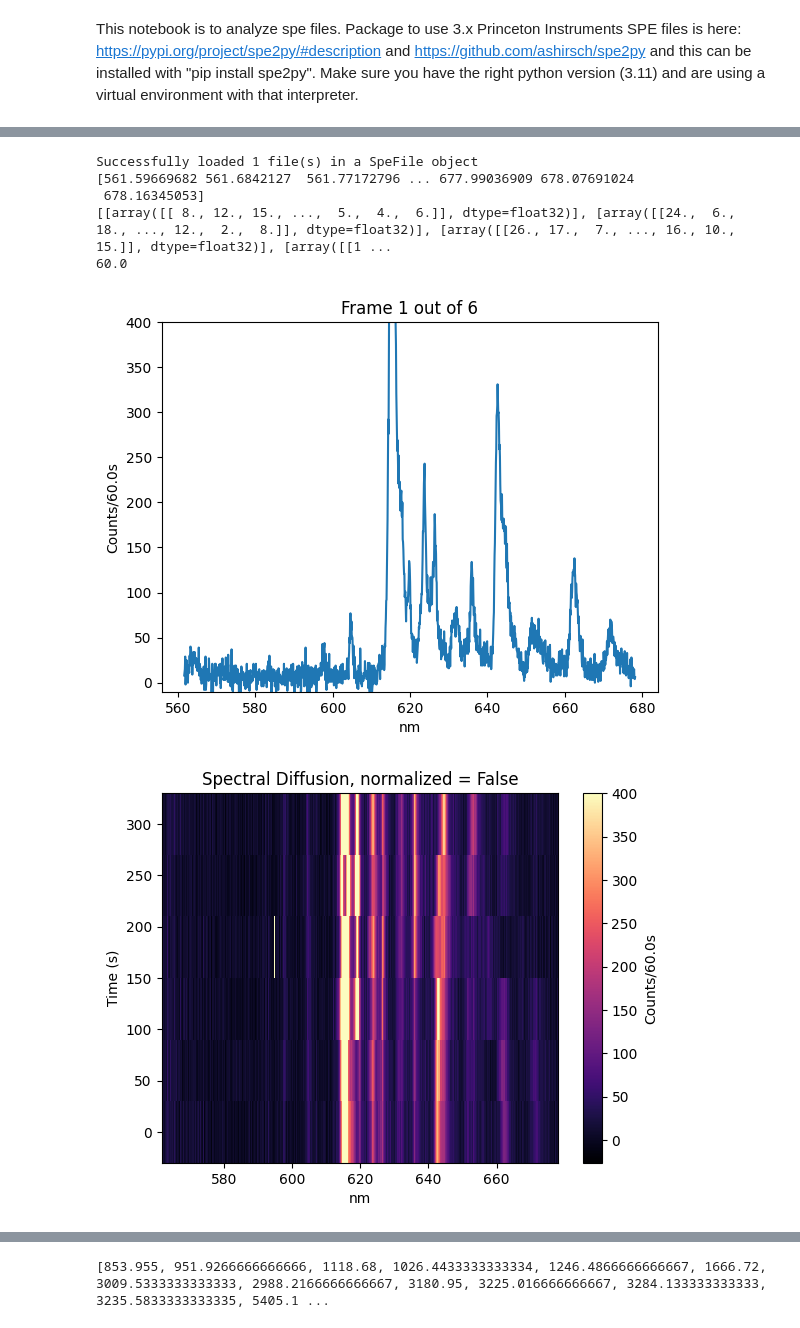
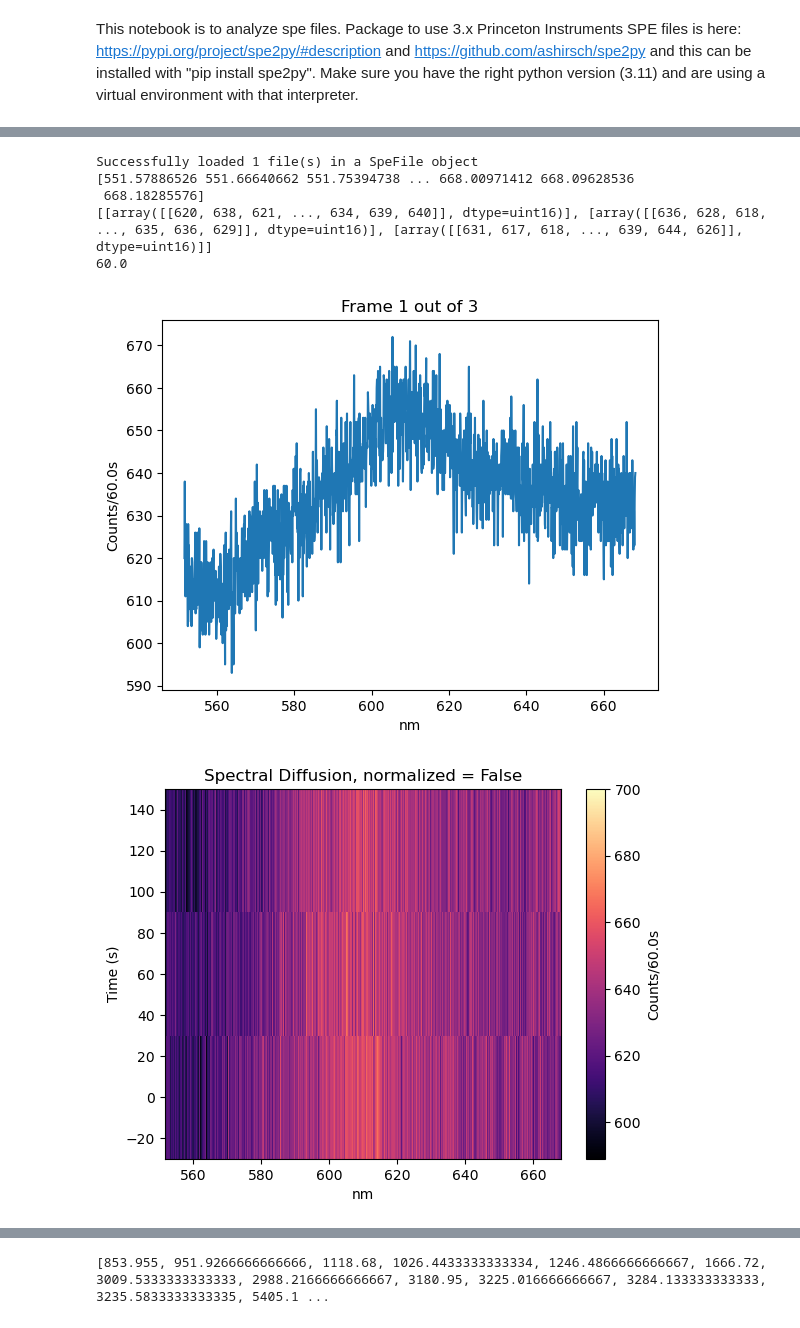
Before and after one commit to UW-Quantum-Defect-Lab/qdmodel, a Jupyter notebook: qdanalysis/readSPE3.0.ipynb, the cells around one changed output, grey strips where cells are left out. Drawn from its saved outputs; the diff is of its cells as text; code cells hidden in the pictures.

Commit message:
Making it more user friendly

```diff
--- a/qdanalysis/readSPE3.0.ipynb
+++ b/qdanalysis/readSPE3.0.ipynb
@@ -18,26 +55,27 @@ from spefile3 import speFile3
 # %%
-filename = '2024/2024_05_16/doped1e5/8/doped_60sec_10uWpulsed 2024 May 16 20_43_18 52.spe'
+filename = '/Users/tommtommbom/Desktop/qdrepos/Data/2024_11_19/flow/3_2.5uW_542LP 2024 November 19 16_31_41.spe'
 s = speFile3(filename)
 print(s.wavelengths)
 print(s.data)
 print(s.exposure)
-maxss = 400
-s.quickPlot(frame = 0, ylim= maxss)
+maxss = 700
+frameNum = 0
+s.quickPlot(frame = frameNum, ylim= None)
 s.specDiffusionPlot(maxs = maxss, units = 'nm')
 #sumFrames(s, 0, s.numFrames, units = 'nm', max = None)
 #s.gaussFit(frame = 0, units='eV')
-s.plotFramesColor(ylim=(-10,maxss))
+s.plotFramesColor()
 
 def sumDataInRange(spe_file, start_wavelength, end_wavelength, frame):
     start_index = np.where(spe_file.wavelengths >= start_wavelength)[0][0]
     end_index = np.where(spe_file.wavelengths <= end_wavelength)[0][-1]
     return np.sum(spe_file.data[frame][0][0][int(start_index):int(end_index+1)])/s.exposure
     #return np.sum(spe_file.data[:, 0, 0][:, start_index:end_index+1], axis=1)
 # %% [output]
 Successfully loaded 1 file(s) in a SpeFile object
-[561.59669682 561.6842127  561.77172796 ... 677.99036909 678.07691024
- 678.16345053]
-[[array([[ 8., 12., 15., ...,  5.,  4.,  6.]], dtype=float32)], [array([[24.,  6., 18., ..., 12.,  2.,  8.]], dtype=float32)], [array([[26., 17.,  7., ..., 16., 10., 15.]], dtype=float32)], [array([[1 ...
+[551.57886526 551.66640662 551.75394738 ... 668.00971412 668.09628536
+ 668.18285576]
+[[array([[620, 638, 621, ..., 634, 639, 640]], dtype=uint16)], [array([[636, 628, 618, ..., 635, 636, 629]], dtype=uint16)], [array([[631, 617, 618, ..., 639, 644, 626]], dtype=uint16)]]
 60.0
-[figure, old version]
+[figure, new version]
-[figure, old version]
+[figure, new version]
```
Also changed, not shown: parts of 9 cells of this notebook, 2 other files.
